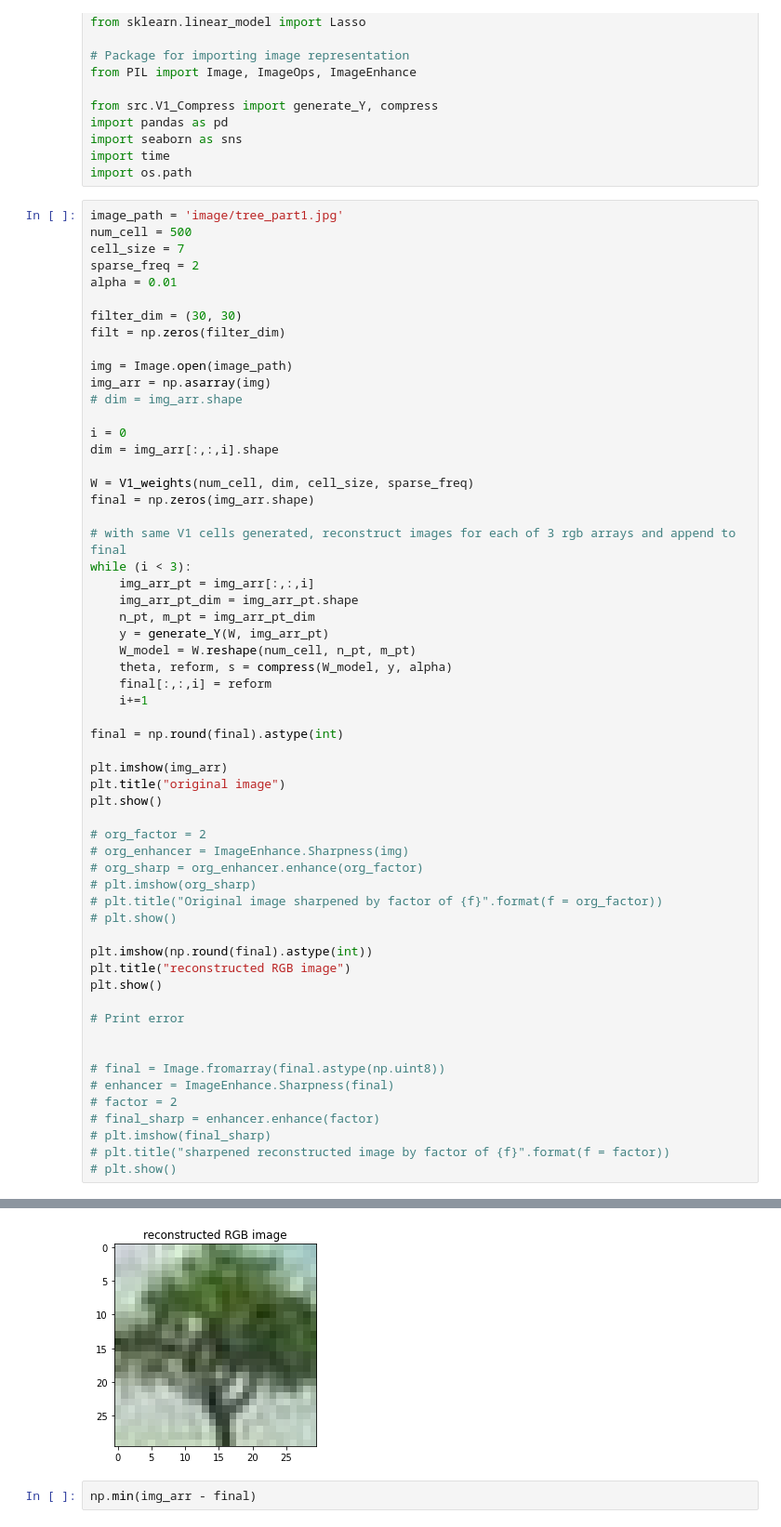
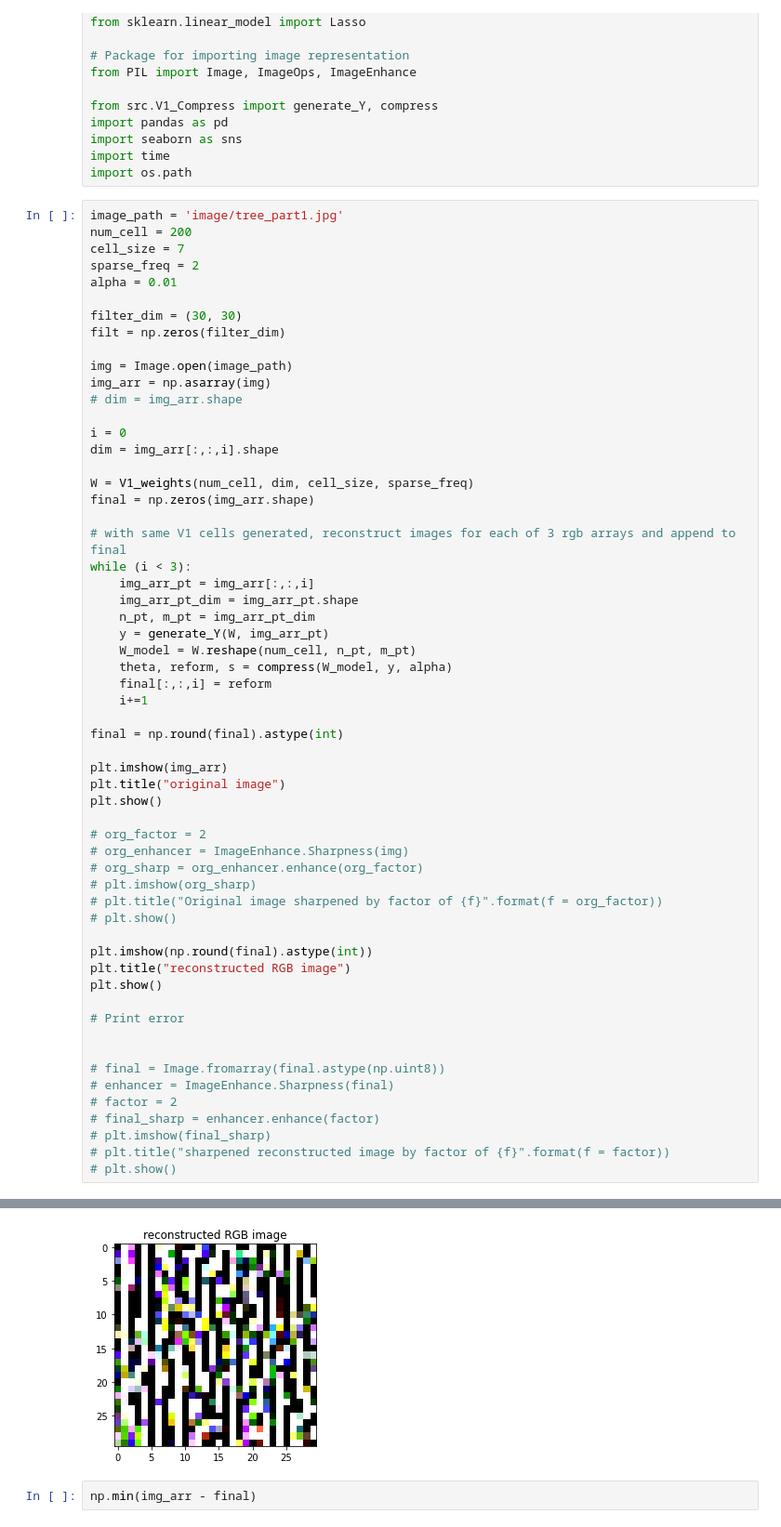
Before and after one commit to qkstngus000/Visual-Compressive-Sensing, a Jupyter notebook: color_img_reconstruction.ipynb, the cells around one changed output, grey strips where cells are left out. Shown at 93% size. Saved outputs shown, nothing was run; the diff lists cells and outputs as text.

```diff
--- a/color_img_reconstruction.ipynb
+++ b/color_img_reconstruction.ipynb
@@ -19,7 +19,7 @@ import time
 import os.path
 # %%
 image_path = 'image/tree_part1.jpg'
-num_cell = 500
+num_cell = 200
 cell_size = 7
 sparse_freq = 2
 alpha = 0.01
@@ -80,4 +81,4 @@ plt.show()
-[figure, old version]
+[figure, new version]
 # %%
 np.min(img_arr - final)
 # %% [output]
```
Also changed, not shown: parts of 1 cell of this notebook, 10 other files.
